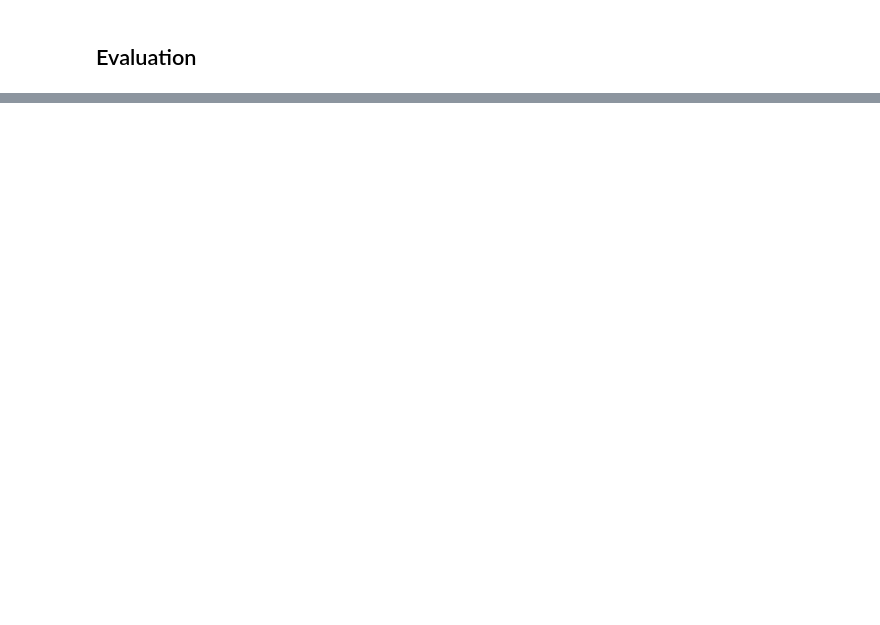
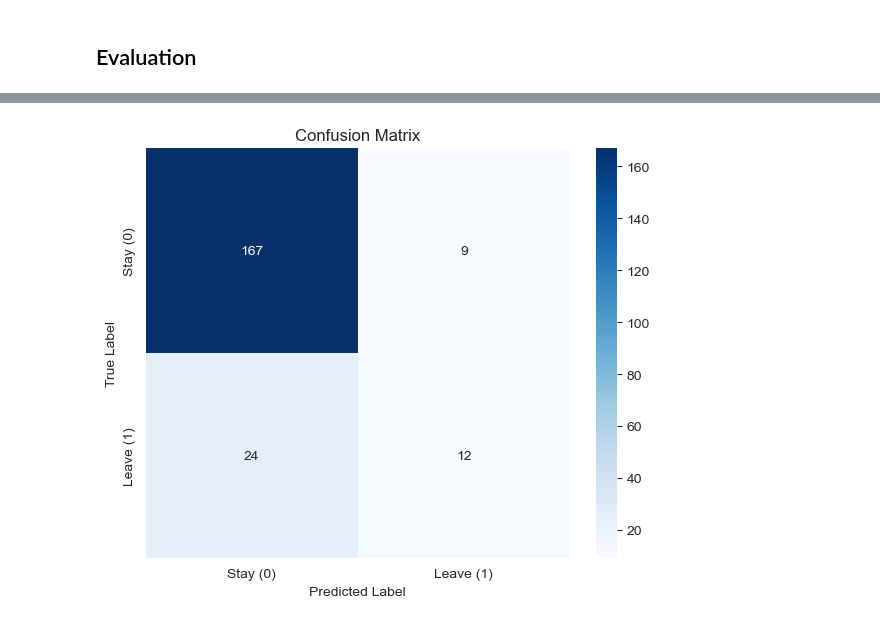
Before and after one commit to HanugaFathurC/Jaya-Jaya-Maju-HR-Attrition, a Jupyter notebook: notebook.ipynb, the cells around one changed output, grey strips where cells are left out. Saved outputs shown, nothing was run; the diff lists cells and outputs as text; code cells hidden in the pictures; blank space fills up the shorter version.

Commit message:
Feat: machine learning model

```diff
--- a/notebook.ipynb
+++ b/notebook.ipynb
@@ -218,0 +243,12 @@ Cleaned data sent to the database.
+# %%
+# Normalize the features
+scaler = StandardScaler()
+X_train_scaled = scaler.fit_transform(X_train)
+X_test_scaled = scaler.transform(X_test)
+# %%
+smote = SMOTE(random_state=42)
+X_train_resampled, y_train_resampled = smote.fit_resample(X_train_scaled, y_train)
+
+# Optional: View class balance
+print("Before SMOTE:", y_train.value_counts().to_dict())
+print("After SMOTE:", pd.Series(y_train_resampled).value_counts().to_dict())
@@ -220,0 +260,3 @@ Cleaned data sent to the database.
+# %%
+rf_model = RandomForestClassifier(random_state=42)
+rf_model.fit(X_train_resampled, y_train_resampled)
@@ -221,2 +265,7 @@ Cleaned data sent to the database.
 # %% [markdown]
 ## Evaluation
+# %%
+y_pred = rf_model.predict(X_test_scaled)
+
+print("Accuracy:", accuracy_score(y_test, y_pred))
+print("\nClassification Report:\n", classification_report(y_test, y_pred))
@@ -222,0 +284,15 @@ Cleaned data sent to the database.
+# %%
+# Compute confusion matrix
+cm = confusion_matrix(y_test, y_pred)
+labels = ['Stay (0)', 'Leave (1)']
+
+# Plot heatmap
+plt.figure(figsize=(6, 5))
+sns.heatmap(cm, annot=True, fmt='d', cmap='Blues', xticklabels=labels, yticklabels=labels)
+plt.title("Confusion Matrix")
+plt.xlabel("Predicted Label")
+plt.ylabel("True Label")
+plt.tight_layout()
+plt.show()
+# %% [output]
+[figure, added]
```
Also changed, not shown: parts of 20 cells of this notebook, 8 other files.
